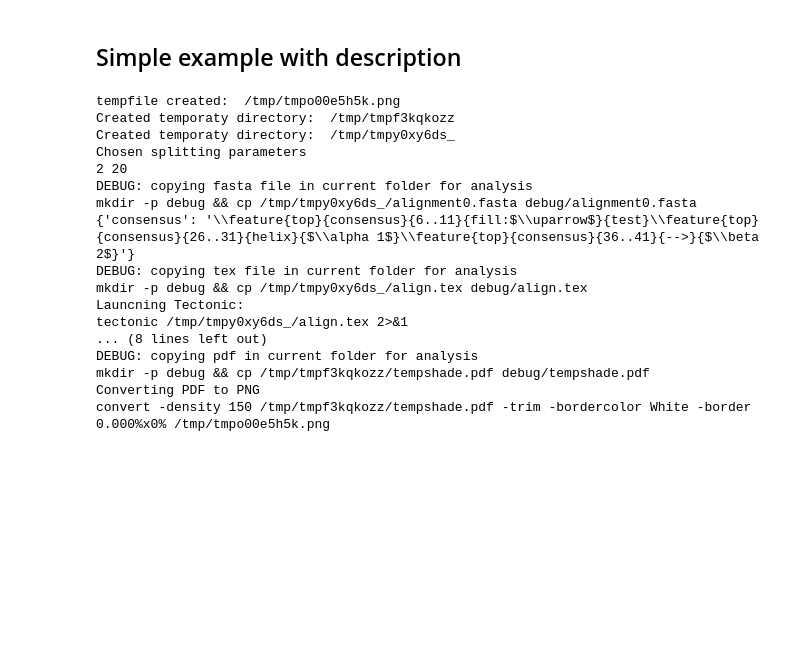
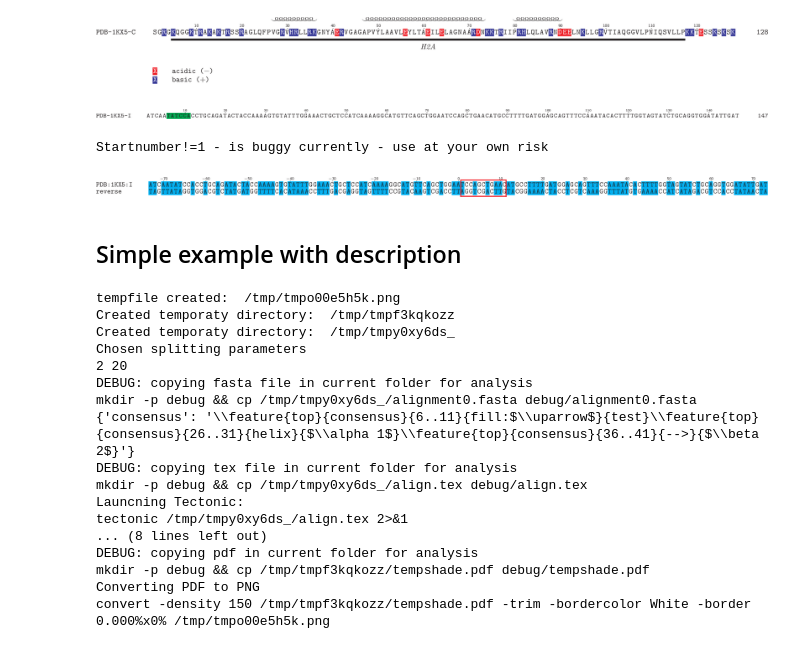
Before and after one commit to intbio/pytexshade, a Jupyter notebook: example.ipynb, the cells around one changed output. Saved outputs shown, nothing was run; the diff lists cells and outputs as text; code cells hidden in the pictures; blank space fills up the shorter version.

```diff
--- a/example.ipynb
+++ b/example.ipynb
@@ -9,3 +13,25 @@ from Bio.Align import MultipleSeqAlignment
+# %%
+ipyshade.shadepdbquick(pdb_chain_id='1KX5_C')
+# %% [output]
+[figure, added]
+# %%
+ipyshade.shadepdbquick(pdb_chain_id='1KX5_I',legend=False,add_features=[{'seqref':1,'style':'shaderegion','sel':[5,10]}])
+# %% [output]
+[figure, added]
+# %%
+seqrec={}
+h=io.StringIO(requests.get('http://www.rcsb.org/pdb/download/viewFastaFiles.do?structureIdList=1KX5&compressionType=uncompressed').content.decode("utf-8") )
+for record in SeqIO.parse(h,'fasta'):
+    r=record
+    chain=record.id.split(':')[1].split('|')[0]
+    r.id='PDB:1KX5:%s'%chain
+    seqrec[chain]=r
+ipyshade.shadedmsa(MultipleSeqAlignment([seqrec['I'],SeqRecord(id='reverse',seq=seqrec['I'].seq.complement())]),startnumber=-73,\
+                   features=[{'seqref':1,'style':'frameblock','sel':[0,10],'shadcol':'Green'}],legend=False,show_seq_length=False,ruler=True,\
+                   shading_modes=['charge_functional'],funcgroups='\\funcgroup{xxx}{AT}{Black}{Cyan}{upper}{up}')
+# %% [output]
+Startnumber!=1 - is buggy currently - use at your own risk
+[figure, added]
 # %% [markdown]
 ## Simple example with description
 # %%
```
Also changed, not shown: parts of 1 cell of this notebook, 3 other files.
